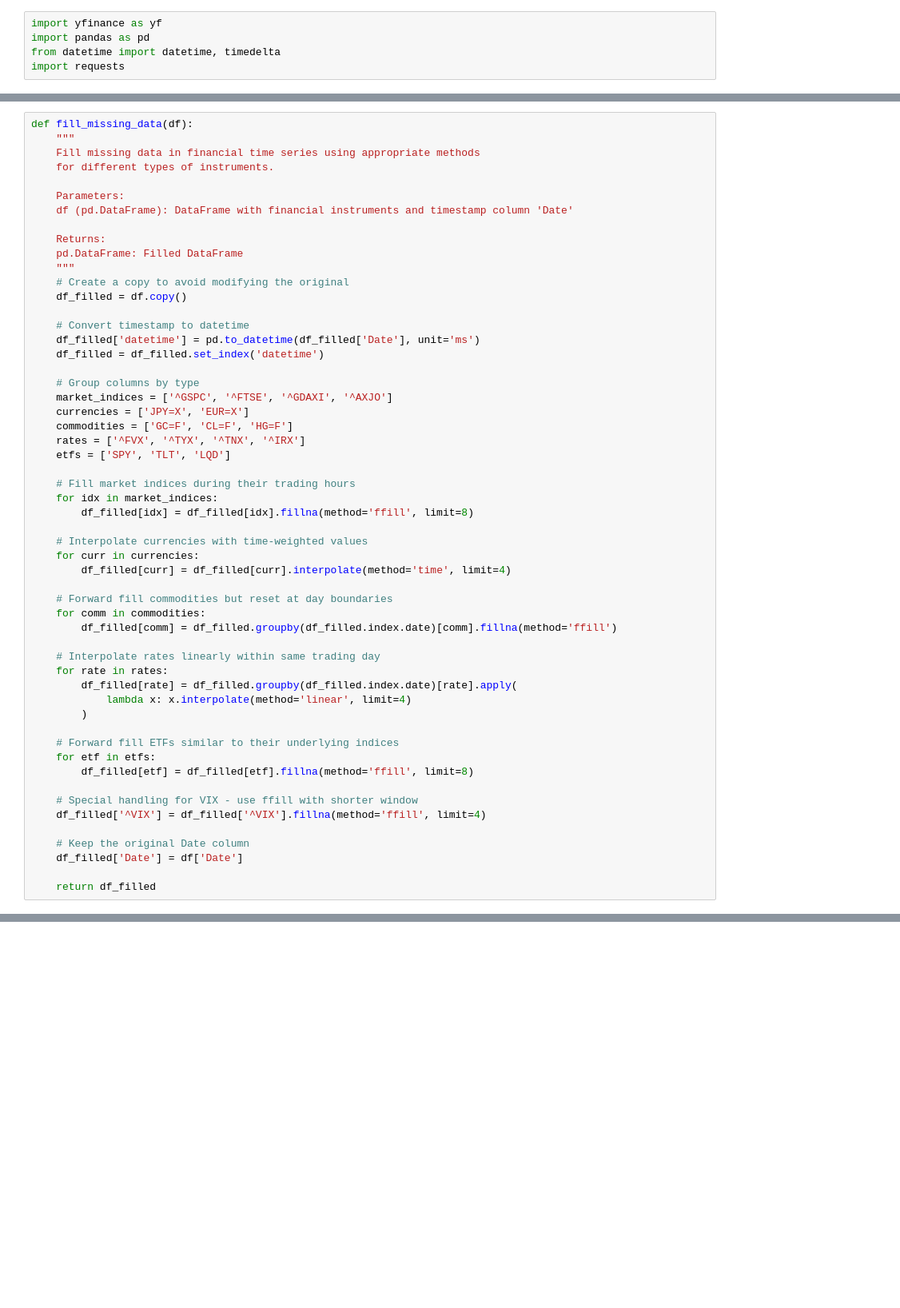
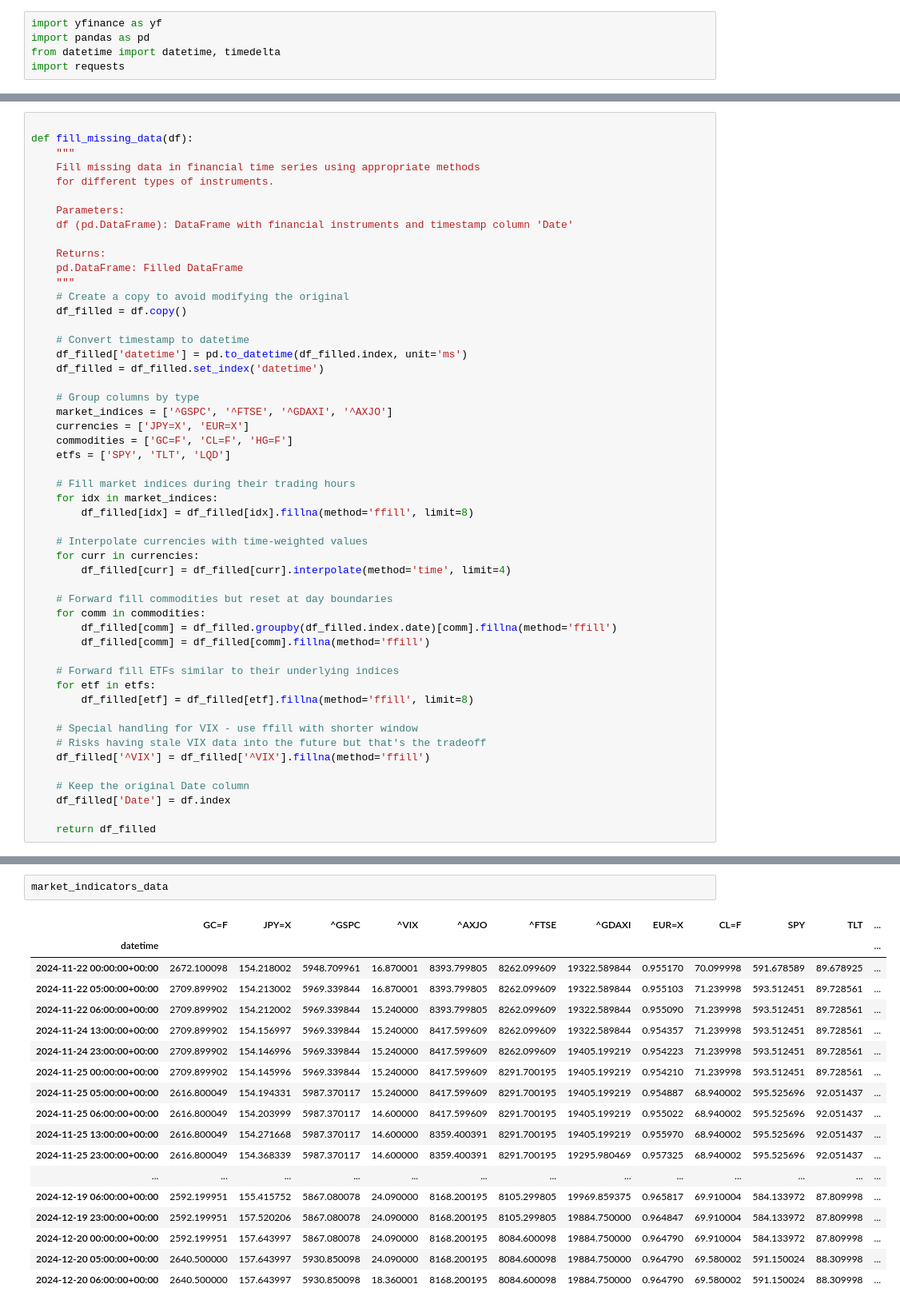
Before and after one commit to garcia42/MLFinance, a Jupyter notebook: claude/notebooks/yahoo_data.ipynb, the cells around one changed output, grey strips where cells are left out. Shown at 80% size. Cells and saved outputs as stored; diff of their text form; blank space fills up the shorter version.

Commit message:
Yahoo data fixing missing data

```diff
--- a/claude/notebooks/yahoo_data.ipynb
+++ b/claude/notebooks/yahoo_data.ipynb
@@ -104,6 +100,7 @@ def generate_summary_stats(df):
 
     return stats
 # %%
+
 def fill_missing_data(df):
     """
     Fill missing data in financial time series using appropriate methods
@@ -119,14 +116,13 @@ def fill_missing_data(df):
     df_filled = df.copy()
 
     # Convert timestamp to datetime
-    df_filled['datetime'] = pd.to_datetime(df_filled['Date'], unit='ms')
+    df_filled['datetime'] = pd.to_datetime(df_filled.index, unit='ms')
     df_filled = df_filled.set_index('datetime')
 
     # Group columns by type
     market_indices = ['^GSPC', '^FTSE', '^GDAXI', '^AXJO']
     currencies = ['JPY=X', 'EUR=X']
     commodities = ['GC=F', 'CL=F', 'HG=F']
-    rates = ['^FVX', '^TYX', '^TNX', '^IRX']
     etfs = ['SPY', 'TLT', 'LQD']
 
     # Fill market indices during their trading hours
@@ -140,22 +136,18 @@ def fill_missing_data(df):
     # Forward fill commodities but reset at day boundaries
     for comm in commodities:
         df_filled[comm] = df_filled.groupby(df_filled.index.date)[comm].fillna(method='ffill')
-
-    # Interpolate rates linearly within same trading day
-    for rate in rates:
-        df_filled[rate] = df_filled.groupby(df_filled.index.date)[rate].apply(
-            lambda x: x.interpolate(method='linear', limit=4)
-        )
+        df_filled[comm] = df_filled[comm].fillna(method='ffill')
 
     # Forward fill ETFs similar to their underlying indices
     for etf in etfs:
         df_filled[etf] = df_filled[etf].fillna(method='ffill', limit=8)
 
     # Special handling for VIX - use ffill with shorter window
-    df_filled['^VIX'] = df_filled['^VIX'].fillna(method='ffill', limit=4)
+    # Risks having stale VIX data into the future but that's the tradeoff
+    df_filled['^VIX'] = df_filled['^VIX'].fillna(method='ffill')
 
     # Keep the original Date column
-    df_filled['Date'] = df['Date']
+    df_filled['Date'] = df.index
 
     return df_filled
 # %%
@@ -242,0 +247,21 @@ KeyError: 'Date'
+# %%
+market_indicators_data
+# %% [output]
+|  | GC=F | JPY=X | ^GSPC | ^VIX | ^AXJO | ^FTSE | ^GDAXI | EUR=X | CL=F | SPY | TLT | ... |
+| datetime |  |  |  |  |  |  |  |  |  |  |  | ... |
+| 2024-11-22 00:00:00+00:00 | 2672.100098 | 154.218002 | 5948.709961 | 16.870001 | 8393.799805 | 8262.099609 | 19322.589844 | 0.955170 | 70.099998 | 591.678589 | 89.678925 | ... |
+| 2024-11-22 05:00:00+00:00 | 2709.899902 | 154.213002 | 5969.339844 | 16.870001 | 8393.799805 | 8262.099609 | 19322.589844 | 0.955103 | 71.239998 | 593.512451 | 89.728561 | ... |
+| 2024-11-22 06:00:00+00:00 | 2709.899902 | 154.212002 | 5969.339844 | 15.240000 | 8393.799805 | 8262.099609 | 19322.589844 | 0.955090 | 71.239998 | 593.512451 | 89.728561 | ... |
+| 2024-11-24 13:00:00+00:00 | 2709.899902 | 154.156997 | 5969.339844 | 15.240000 | 8417.599609 | 8262.099609 | 19322.589844 | 0.954357 | 71.239998 | 593.512451 | 89.728561 | ... |
+| 2024-11-24 23:00:00+00:00 | 2709.899902 | 154.146996 | 5969.339844 | 15.240000 | 8417.599609 | 8262.099609 | 19405.199219 | 0.954223 | 71.239998 | 593.512451 | 89.728561 | ... |
+| 2024-11-25 00:00:00+00:00 | 2709.899902 | 154.145996 | 5969.339844 | 15.240000 | 8417.599609 | 8291.700195 | 19405.199219 | 0.954210 | 71.239998 | 593.512451 | 89.728561 | ... |
+| 2024-11-25 05:00:00+00:00 | 2616.800049 | 154.194331 | 5987.370117 | 15.240000 | 8417.599609 | 8291.700195 | 19405.199219 | 0.954887 | 68.940002 | 595.525696 | 92.051437 | ... |
+| 2024-11-25 06:00:00+00:00 | 2616.800049 | 154.203999 | 5987.370117 | 14.600000 | 8417.599609 | 8291.700195 | 19405.199219 | 0.955022 | 68.940002 | 595.525696 | 92.051437 | ... |
+| 2024-11-25 13:00:00+00:00 | 2616.800049 | 154.271668 | 5987.370117 | 14.600000 | 8359.400391 | 8291.700195 | 19405.199219 | 0.955970 | 68.940002 | 595.525696 | 92.051437 | ... |
+| 2024-11-25 23:00:00+00:00 | 2616.800049 | 154.368339 | 5987.370117 | 14.600000 | 8359.400391 | 8291.700195 | 19295.980469 | 0.957325 | 68.940002 | 595.525696 | 92.051437 | ... |
+| ... | ... | ... | ... | ... | ... | ... | ... | ... | ... | ... | ... | ... |
+| 2024-12-19 06:00:00+00:00 | 2592.199951 | 155.415752 | 5867.080078 | 24.090000 | 8168.200195 | 8105.299805 | 19969.859375 | 0.965817 | 69.910004 | 584.133972 | 87.809998 | ... |
+| 2024-12-19 23:00:00+00:00 | 2592.199951 | 157.520206 | 5867.080078 | 24.090000 | 8168.200195 | 8105.299805 | 19884.750000 | 0.964847 | 69.910004 | 584.133972 | 87.809998 | ... |
+| 2024-12-20 00:00:00+00:00 | 2592.199951 | 157.643997 | 5867.080078 | 24.090000 | 8168.200195 | 8084.600098 | 19884.750000 | 0.964790 | 69.910004 | 584.133972 | 87.809998 | ... |
+| 2024-12-20 05:00:00+00:00 | 2640.500000 | 157.643997 | 5930.850098 | 24.090000 | 8168.200195 | 8084.600098 | 19884.750000 | 0.964790 | 69.580002 | 591.150024 | 88.309998 | ... |
+| 2024-12-20 06:00:00+00:00 | 2640.500000 | 157.643997 | 5930.850098 | 18.360001 | 8168.200195 | 8084.600098 | 19884.750000 | 0.964790 | 69.580002 | 591.150024 | 88.309998 | ... |
```
Also changed, not shown: parts of 5 cells of this notebook.
